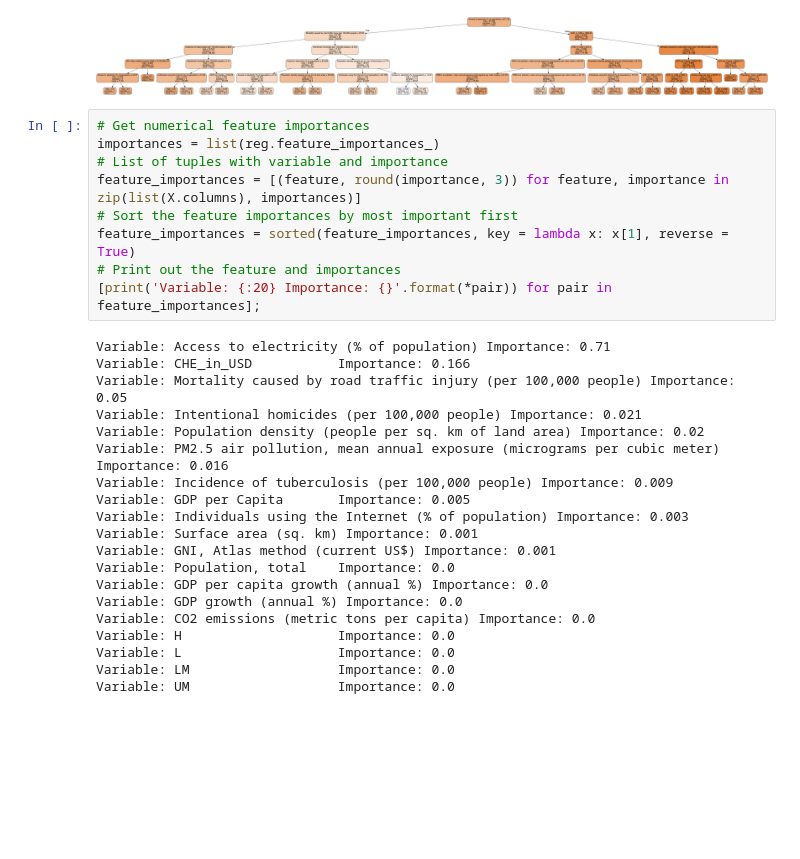
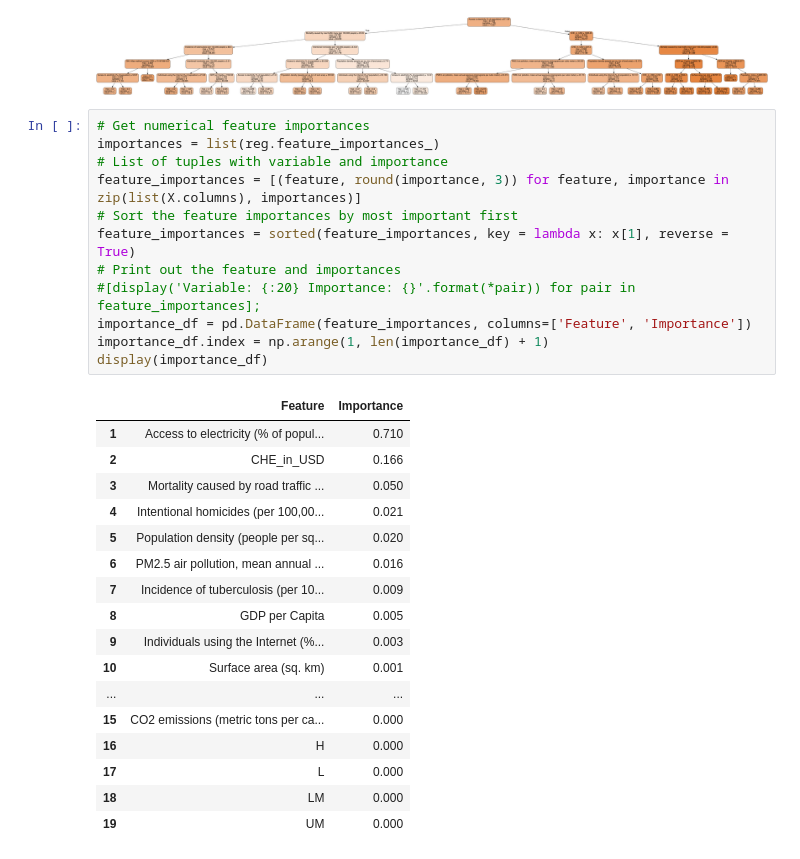
Before and after one commit to patrickFuerst/human_life_exp, a Jupyter notebook: Data_Analysis(Anna).ipynb, the cells around one changed output. Drawn from its saved outputs; the diff is of its cells as text; blank space fills up the shorter version.

```diff
--- a/Data_Analysis(Anna).ipynb
+++ b/Data_Analysis(Anna).ipynb
@@ -69,32 +71,33 @@ Image(graph.create_png())
 # %%
 # Get numerical feature importances
 importances = list(reg.feature_importances_)
 # List of tuples with variable and importance
 feature_importances = [(feature, round(importance, 3)) for feature, importance in zip(list(X.columns), importances)]
 # Sort the feature importances by most important first
 feature_importances = sorted(feature_importances, key = lambda x: x[1], reverse = True)
 # Print out the feature and importances
-[print('Variable: {:20} Importance: {}'.format(*pair)) for pair in feature_importances];
+#[display('Variable: {:20} Importance: {}'.format(*pair)) for pair in feature_importances];
+importance_df = pd.DataFrame(feature_importances, columns=['Feature', 'Importance'])
+importance_df.index = np.arange(1, len(importance_df) + 1)
+display(importance_df)
 # %% [output]
-Variable: Access to electricity (% of population) Importance: 0.71
-Variable: CHE_in_USD           Importance: 0.166
-Variable: Mortality caused by road traffic injury (per 100,000 people) Importance: 0.05
-Variable: Intentional homicides (per 100,000 people) Importance: 0.021
-Variable: Population density (people per sq. km of land area) Importance: 0.02
-Variable: PM2.5 air pollution, mean annual exposure (micrograms per cubic meter) Importance: 0.016
-Variable: Incidence of tuberculosis (per 100,000 people) Importance: 0.009
-Variable: GDP per Capita       Importance: 0.005
-Variable: Individuals using the Internet (% of population) Importance: 0.003
-Variable: Surface area (sq. km) Importance: 0.001
-Variable: GNI, Atlas method (current US$) Importance: 0.001
-Variable: Population, total    Importance: 0.0
-Variable: GDP per capita growth (annual %) Importance: 0.0
-Variable: GDP growth (annual %) Importance: 0.0
-Variable: CO2 emissions (metric tons per capita) Importance: 0.0
-Variable: H                    Importance: 0.0
-Variable: L                    Importance: 0.0
-Variable: LM                   Importance: 0.0
-Variable: UM                   Importance: 0.0
+|  | Feature | Importance |
+| 1 | Access to electricity (% of popul... | 0.710 |
+| 2 | CHE_in_USD | 0.166 |
+| 3 | Mortality caused by road traffic ... | 0.050 |
+| 4 | Intentional homicides (per 100,00... | 0.021 |
+| 5 | Population density (people per sq... | 0.020 |
+| 6 | PM2.5 air pollution, mean annual ... | 0.016 |
+| 7 | Incidence of tuberculosis (per 10... | 0.009 |
+| 8 | GDP per Capita | 0.005 |
+| 9 | Individuals using the Internet (%... | 0.003 |
+| 10 | Surface area (sq. km) | 0.001 |
+| ... | ... | ... |
+| 15 | CO2 emissions (metric tons per ca... | 0.000 |
+| 16 | H | 0.000 |
+| 17 | L | 0.000 |
+| 18 | LM | 0.000 |
+| 19 | UM | 0.000 |
 # %%
 plt.figure(figsize=(7,7))
 plt.barh(range(len(feature_importances)), [val[1] for val in feature_importances], align='center')
```
Also changed, not shown: parts of 3 cells of this notebook.
